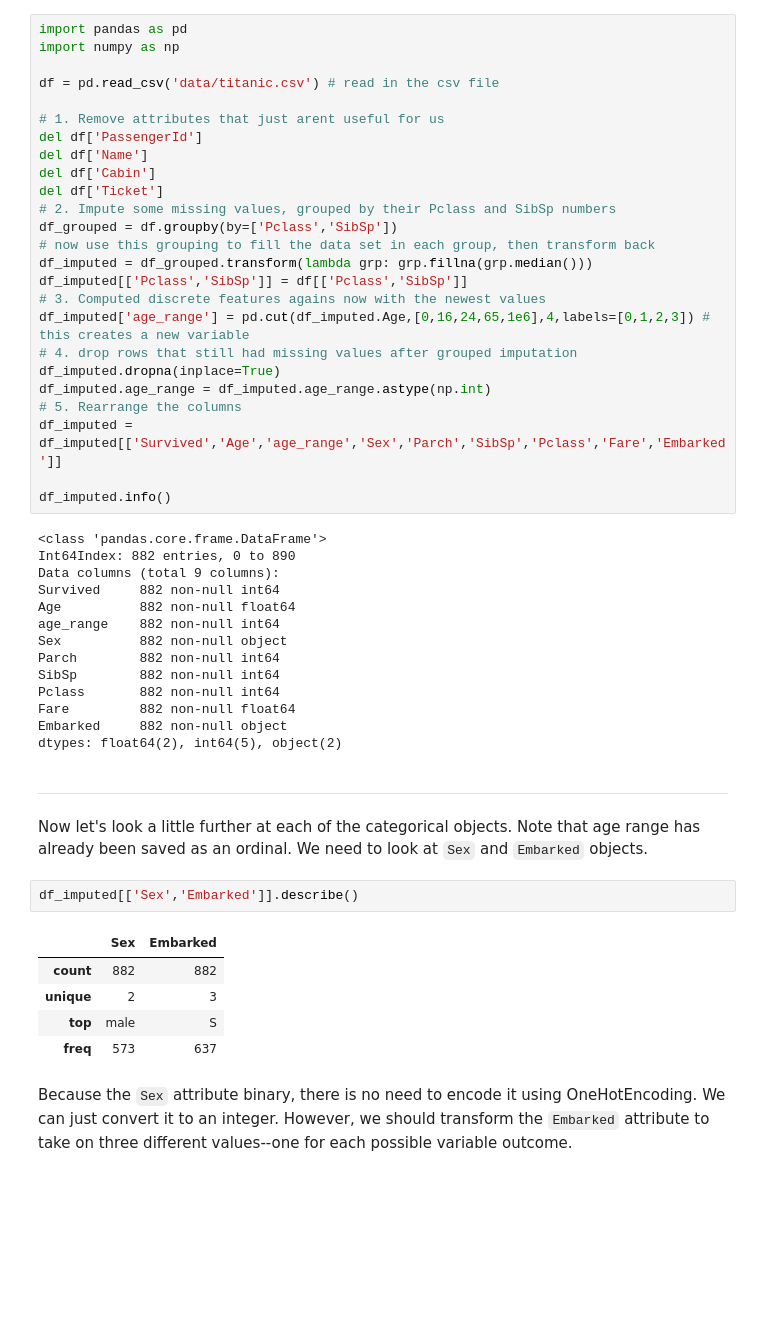
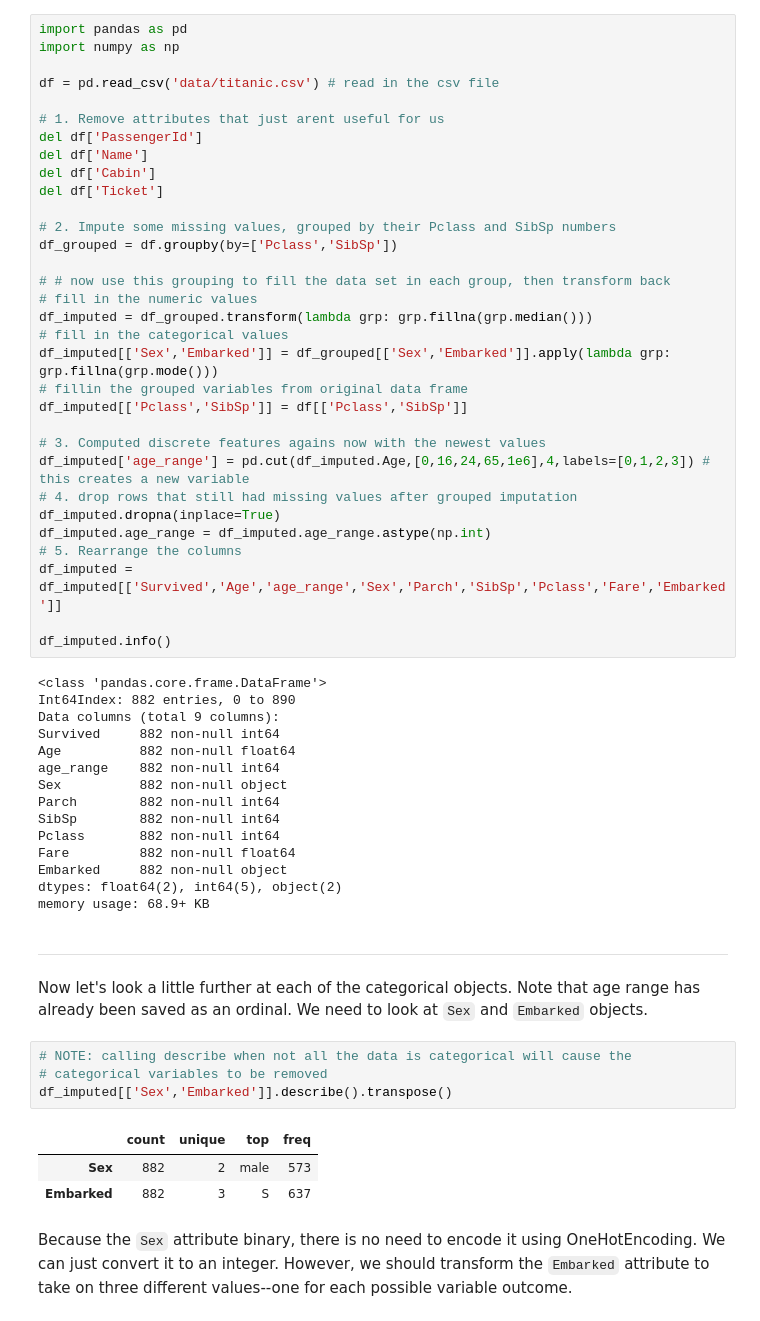
Before and after one commit to eclarson/DataMiningNotebooks, a Jupyter notebook: 04. Logits and SVM.ipynb, the cells around one changed output. Saved outputs shown, nothing was run; the diff lists cells and outputs as text; blank space fills up the shorter version.

```diff
--- a/04. Logits and SVM.ipynb
+++ b/04. Logits and SVM.ipynb
@@ -19,11 +20,18 @@ del df['PassengerId']
 del df['Name']
 del df['Cabin']
 del df['Ticket']
+
 # 2. Impute some missing values, grouped by their Pclass and SibSp numbers
 df_grouped = df.groupby(by=['Pclass','SibSp'])
-# now use this grouping to fill the data set in each group, then transform back
+
+# # now use this grouping to fill the data set in each group, then transform back
+# fill in the numeric values
 df_imputed = df_grouped.transform(lambda grp: grp.fillna(grp.median()))
+# fill in the categorical values
+df_imputed[['Sex','Embarked']] = df_grouped[['Sex','Embarked']].apply(lambda grp: grp.fillna(grp.mode()))
+# fillin the grouped variables from original data frame
 df_imputed[['Pclass','SibSp']] = df[['Pclass','SibSp']]
+
 # 3. Computed discrete features agains now with the newest values
 df_imputed['age_range'] = pd.cut(df_imputed.Age,[0,16,24,65,1e6],4,labels=[0,1,2,3]) # this creates a new variable
 # 4. drop rows that still had missing values after grouped imputation
@@ -47,17 +55,18 @@ Pclass       882 non-null int64
 Fare         882 non-null float64
 Embarked     882 non-null object
 dtypes: float64(2), int64(5), object(2)
+memory usage: 68.9+ KB
 # %% [markdown]
 ________
 Now let's look a little further at each of the categorical objects. Note that age range has already been saved as an ordinal. We need to look at `Sex` and `Embarked` objects.
-# %%
-df_imputed[['Sex','Embarked']].describe()
-# %% [output]
-|  | Sex | Embarked |
-| count | 882 | 882 |
-| unique | 2 | 3 |
-| top | male | S |
-| freq | 573 | 637 |
+# %%
+# NOTE: calling describe when not all the data is categorical will cause the
+# categorical variables to be removed
+df_imputed[['Sex','Embarked']].describe().transpose()
+# %% [output]
+|  | count | unique | top | freq |
+| Sex | 882 | 2 | male | 573 |
+| Embarked | 882 | 3 | S | 637 |
 # %% [markdown]
 Because the `Sex`  attribute binary, there is no need to encode it using OneHotEncoding. We can just convert it to an integer. However, we should transform the `Embarked` attribute to take on three different values--one for each possible variable outcome.
 # %%
```
Also changed, not shown: parts of 22 cells of this notebook.
